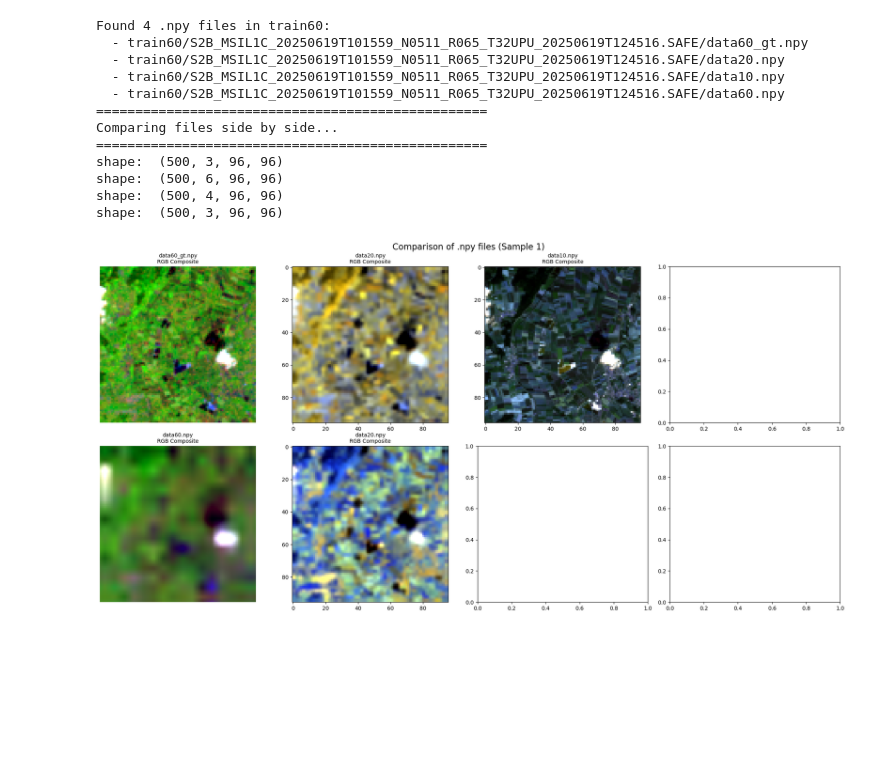
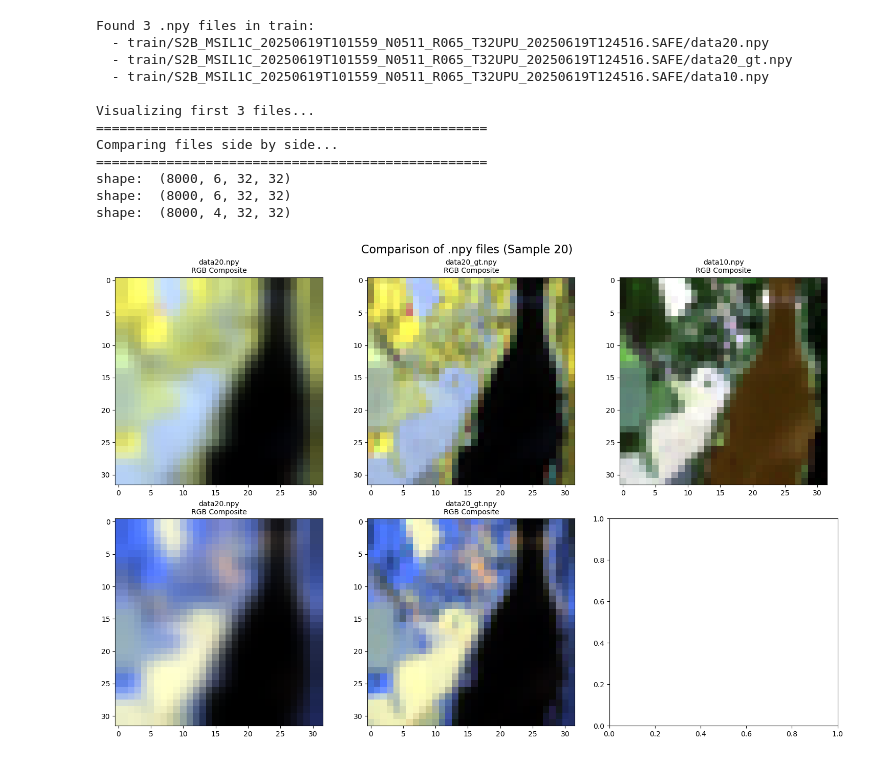
Before and after one commit to MrJJimenez/Super-Resolution-of-Sentinel-2-Low-Resolution, a Jupyter notebook: data/datatraindata.ipynb, the cells around one changed output. Cells and saved outputs as stored; diff of their text form; code cells hidden in the pictures; blank space fills up the shorter version.

Commit message:
generate test data for first dense block

```diff
--- a/data/datatraindata.ipynb
+++ b/data/datatraindata.ipynb
@@ -160,53 +160,52 @@ def compare_npy_samples(filenames, max_files=4, sample_idx=0):
             else:
                 # Show first band in grayscale
                 normalized = normalize_band(sample[0])
                 axes[0, i].imshow(normalized, cmap='gray')
                 axes[0, i].set_title(f'{os.path.basename(filename)}\nBand 1', fontsize=10)
 
 
     plt.tight_layout()
     plt.show()
 
 # Find all .npy files in train60 directory
-train60_path = "train60"
+train60_path = "train"
 if os.path.exists(train60_path):
     npy_files = glob.glob(os.path.join(train60_path, "**/*.npy"), recursive=True)
     print(f"Found {len(npy_files)} .npy files in {train60_path}:")
     for file in npy_files:
         print(f"  - {file}")
 
     # Visualize first few files
     if npy_files:
-        #print(f"\nVisualizing first {min(3, len(npy_files))} files...")
-        #sample_idx = random.randint(0, 100)
-        #for i, file in enumerate(npy_files[:4]):
-            #print(f"{'='*50}")
-            #print(f"File {i+1}: {file}")
+        print(f"\nVisualizing first {min(3, len(npy_files))} files...")
+        sample_idx = random.randint(0, 100)
+        """
+        for i, file in enumerate(npy_files[:4]):
+            print(f"{'='*50}")
+            print(f"File {i+1}: {file}")
 
-            #data = load_npy_data(file)
-            # if data is not None:
-            #    visualize_npy_sample(data, sample_idx=sample_idx, filename=os.path.basename(file))
+            data = load_npy_data(file)
+            if data is not None:
+               visualize_npy_sample(data, sample_idx=sample_idx, filename=os.path.basename(file))
+        """
+        # Compare files side by side
 
-        # Compare files side by side
-        print(f"{'='*50}")
-        print("Comparing files side by side...")
-        print('='*50)
         compare_npy_samples(npy_files[:4], max_files=4, sample_idx=sample_idx)
     else:
         print("No .npy files found in train60 directory")
 else:
     print(f"Directory {train60_path} not found. Please check the path.")
 # %% [output]
-Found 4 .npy files in train60:
-  - train60/S2B_MSIL1C_20250619T101559_N0511_R065_T32UPU_20250619T124516.SAFE/data60_gt.npy
-  - train60/S2B_MSIL1C_20250619T101559_N0511_R065_T32UPU_20250619T124516.SAFE/data20.npy
-  - train60/S2B_MSIL1C_20250619T101559_N0511_R065_T32UPU_20250619T124516.SAFE/data10.npy
-  - train60/S2B_MSIL1C_20250619T101559_N0511_R065_T32UPU_20250619T124516.SAFE/data60.npy
+Found 3 .npy files in train:
+  - train/S2B_MSIL1C_20250619T101559_N0511_R065_T32UPU_20250619T124516.SAFE/data20.npy
+  - train/S2B_MSIL1C_20250619T101559_N0511_R065_T32UPU_20250619T124516.SAFE/data20_gt.npy
+  - train/S2B_MSIL1C_20250619T101559_N0511_R065_T32UPU_20250619T124516.SAFE/data10.npy
+
+Visualizing first 3 files...
 ==================================================
 Comparing files side by side...
 ==================================================
-shape:  (500, 3, 96, 96)
-shape:  (500, 6, 96, 96)
-shape:  (500, 4, 96, 96)
-shape:  (500, 3, 96, 96)
+shape:  (8000, 6, 32, 32)
+shape:  (8000, 6, 32, 32)
+shape:  (8000, 4, 32, 32)
-[figure, old version]
+[figure, new version]
```
Also changed, not shown: 1 other file.
